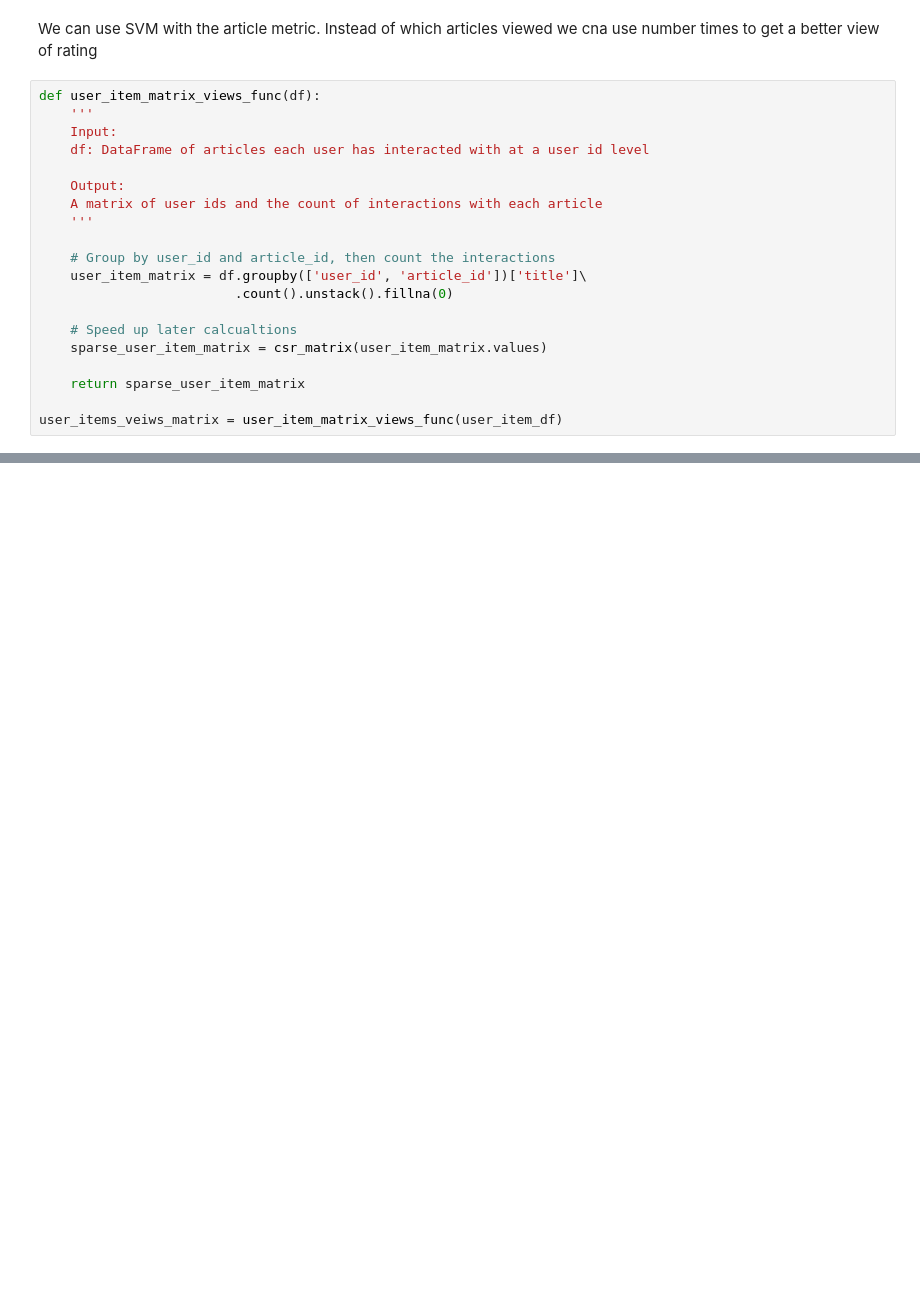
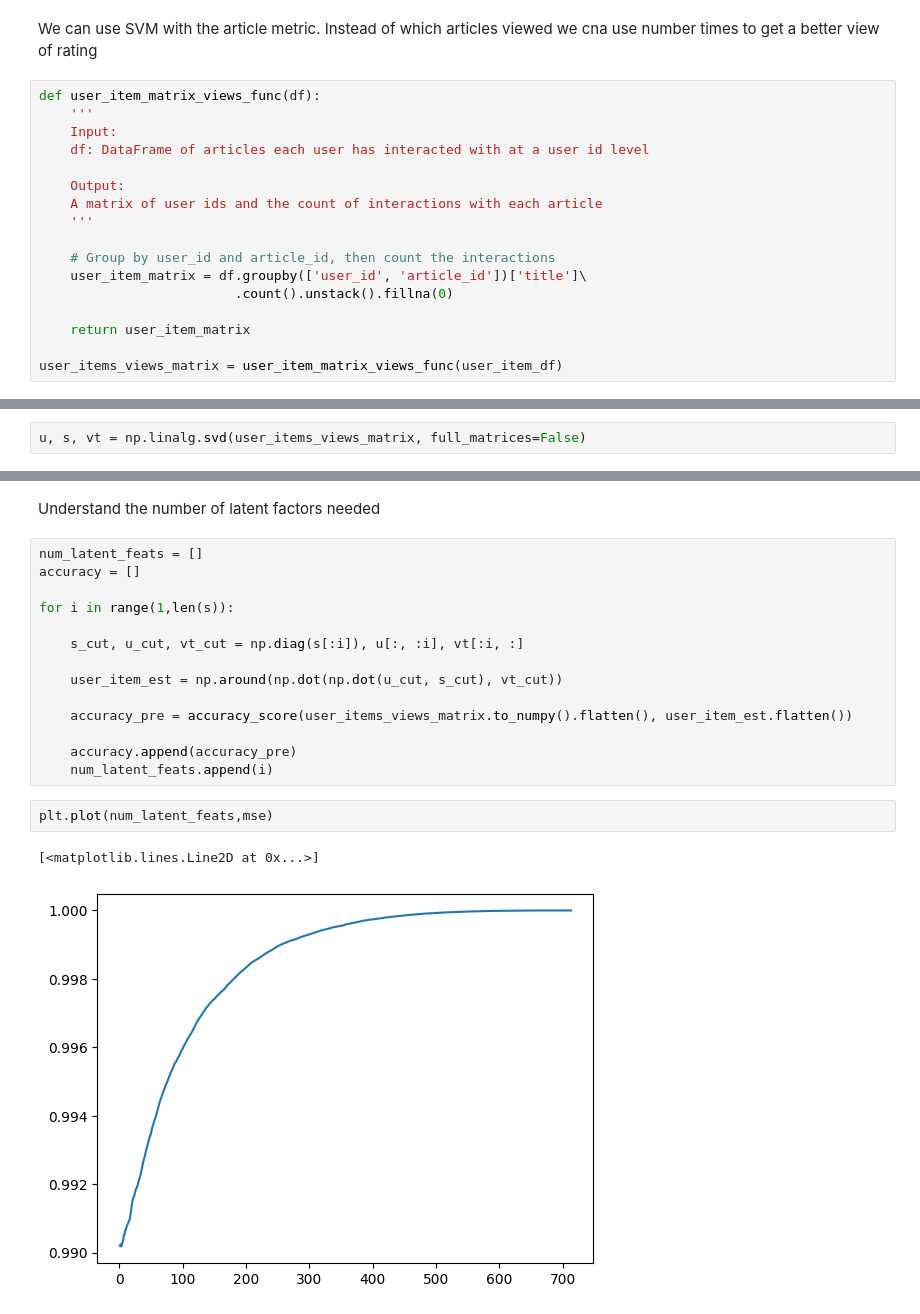
Before and after one commit to Benedictgr97/Recommendation-system, a Jupyter notebook: Recommendations_with_IBM.ipynb, the cells around one changed output, grey strips where cells are left out. Drawn from its saved outputs; the diff is of its cells as text; blank space fills up the shorter version.

```diff
--- a/Recommendations_with_IBM.ipynb
+++ b/Recommendations_with_IBM.ipynb
@@ -504,12 +508,9 @@ def user_item_matrix_views_func(df):
     user_item_matrix = df.groupby(['user_id', 'article_id'])['title']\
                          .count().unstack().fillna(0)
 
-    # Speed up later calcualtions
-    sparse_user_item_matrix = csr_matrix(user_item_matrix.values)
+    return user_item_matrix
 
-    return sparse_user_item_matrix
-
-user_items_veiws_matrix = user_item_matrix_views_func(user_item_df)
+user_items_views_matrix = user_item_matrix_views_func(user_item_df)
 # %%
 def get_item_based_recommendations(user_id,num_recommendations=5,  user_item_df = user_item_df ):
 
@@ -552,0 +571,2 @@ Item-based recommendations for user 10: [1160.0, 1338.0, 1276.0, 1293.0, 43.0, 1
+# %%
+u, s, vt = np.linalg.svd(user_items_views_matrix, full_matrices=False)
@@ -552,0 +578,21 @@ Item-based recommendations for user 10: [1160.0, 1338.0, 1276.0, 1293.0, 43.0, 1
+# %% [markdown]
+Understand the number of latent factors needed
+# %%
+num_latent_feats = []
+accuracy = []
+
+for i in range(1,len(s)):
+
+    s_cut, u_cut, vt_cut = np.diag(s[:i]), u[:, :i], vt[:i, :]
+
+    user_item_est = np.around(np.dot(np.dot(u_cut, s_cut), vt_cut))
+
+    accuracy_pre = accuracy_score(user_items_views_matrix.to_numpy().flatten(), user_item_est.flatten())
+
+    accuracy.append(accuracy_pre)
+    num_latent_feats.append(i)
+# %%
+plt.plot(num_latent_feats,mse)
+# %% [output]
+[<matplotlib.lines.Line2D at 0x...>]
+[figure, added]
```
Also changed, not shown: parts of 17 cells of this notebook.
